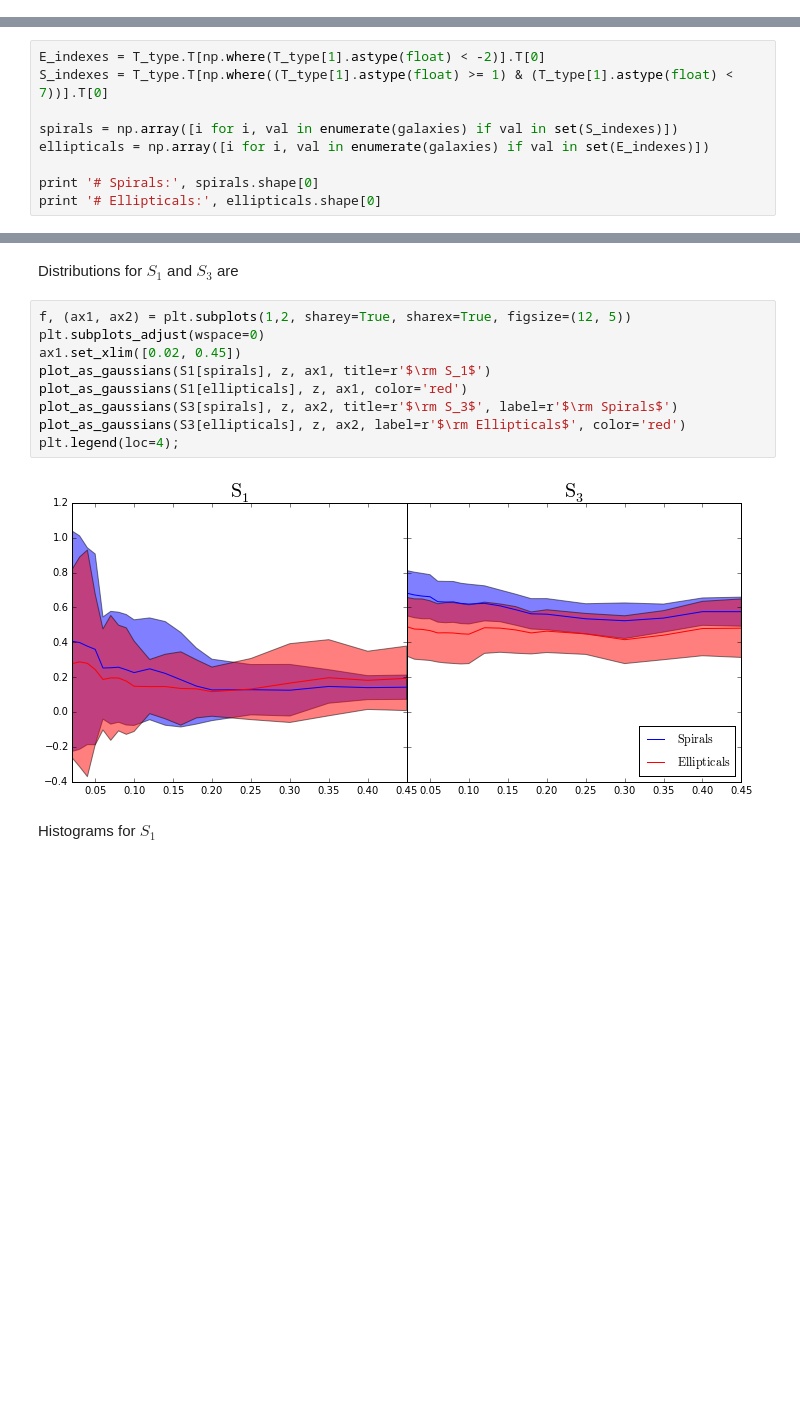
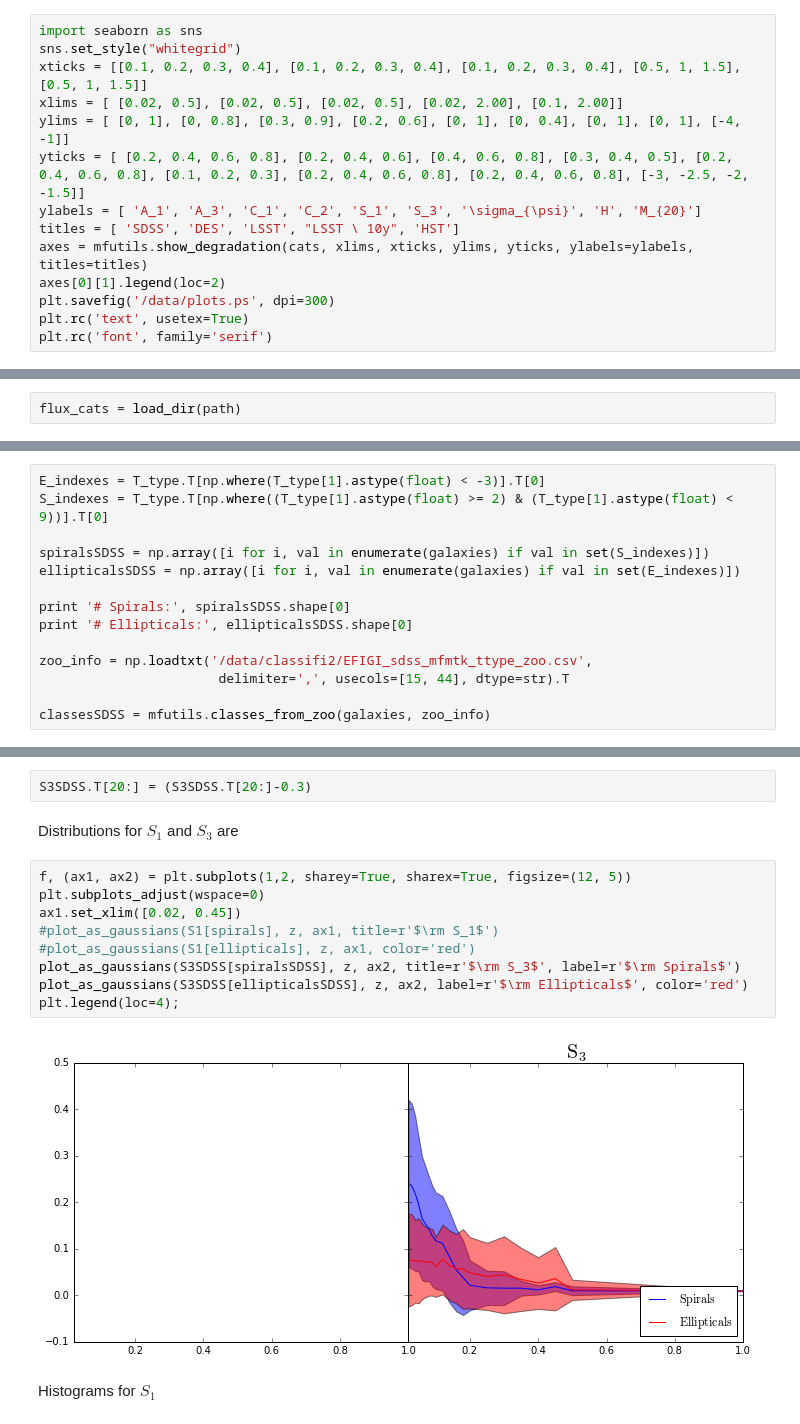
Before and after one commit to astroferreira/mfmtk-utils, a Jupyter notebook: notebooks/FERENGI Data Reduction.ipynb, the cells around one changed output, grey strips where cells are left out. Saved outputs shown, nothing was run; the diff lists cells and outputs as text; blank space fills up the shorter version.

```diff
--- a/notebooks/FERENGI Data Reduction.ipynb
+++ b/notebooks/FERENGI Data Reduction.ipynb
@@ -64,0 +279,14 @@ morpho_params = ['C1', 'C2', 'A1', 'A3', 'S1', 'S3',
+# %%
+import seaborn as sns
+sns.set_style("whitegrid")
+xticks = [[0.1, 0.2, 0.3, 0.4], [0.1, 0.2, 0.3, 0.4], [0.1, 0.2, 0.3, 0.4], [0.5, 1, 1.5], [0.5, 1, 1.5]]
+xlims = [ [0.02, 0.5], [0.02, 0.5], [0.02, 0.5], [0.02, 2.00], [0.1, 2.00]]
+ylims = [ [0, 1], [0, 0.8], [0.3, 0.9], [0.2, 0.6], [0, 1], [0, 0.4], [0, 1], [0, 1], [-4, -1]]
+yticks = [ [0.2, 0.4, 0.6, 0.8], [0.2, 0.4, 0.6], [0.4, 0.6, 0.8], [0.3, 0.4, 0.5], [0.2, 0.4, 0.6, 0.8], [0.1, 0.2, 0.3], [0.2, 0.4, 0.6, 0.8], [0.2, 0.4, 0.6, 0.8], [-3, -2.5, -2, -1.5]]
+ylabels = [ 'A_1', 'A_3', 'C_1', 'C_2', 'S_1', 'S_3', '\sigma_{\psi}', 'H', 'M_{20}']
+titles = [ 'SDSS', 'DES', 'LSST', "LSST \ 10y", 'HST']
+axes = mfutils.show_degradation(cats, xlims, xticks, ylims, yticks, ylabels=ylabels, titles=titles)
+axes[0][1].legend(loc=2)
+plt.savefig('/data/plots.ps', dpi=300)
+plt.rc('text', usetex=True)
+plt.rc('font', family='serif')
@@ -71,0 +359,2 @@ for z in redshifts:
+# %%
+flux_cats = load_dir(path)
@@ -88,12 +385,17 @@ for j, param in enumerate(morpho_params):
 # %% [markdown]
 Label galaxies with types from EFIGI classification
 # %%
-E_indexes = T_type.T[np.where(T_type[1].astype(float) < -2)].T[0]
-S_indexes = T_type.T[np.where((T_type[1].astype(float) >= 1) & (T_type[1].astype(float) < 7))].T[0]
+E_indexes = T_type.T[np.where(T_type[1].astype(float) < -3)].T[0]
+S_indexes = T_type.T[np.where((T_type[1].astype(float) >= 2) & (T_type[1].astype(float) < 9))].T[0]
 
-spirals = np.array([i for i, val in enumerate(galaxies) if val in set(S_indexes)])
-ellipticals = np.array([i for i, val in enumerate(galaxies) if val in set(E_indexes)])
+spiralsSDSS = np.array([i for i, val in enumerate(galaxies) if val in set(S_indexes)])
+ellipticalsSDSS = np.array([i for i, val in enumerate(galaxies) if val in set(E_indexes)])
 
-print '# Spirals:', spirals.shape[0]
-print '# Ellipticals:', ellipticals.shape[0]
+print '# Spirals:', spiralsSDSS.shape[0]
+print '# Ellipticals:', ellipticalsSDSS.shape[0]
+
+zoo_info = np.loadtxt('/data/classifi2/EFIGI_sdss_mfmtk_ttype_zoo.csv',
+                       delimiter=',', usecols=[15, 44], dtype=str).T
+
+classesSDSS = mfutils.classes_from_zoo(galaxies, zoo_info)
 # %% [output]
@@ -312,16 +618,18 @@ S3 = morpho_catalogs[5].astype(float).T
+# %%
+S3SDSS.T[20:] = (S3SDSS.T[20:]-0.3)
 # %% [markdown]
 Distributions for $S_1$ and $S_3$ are
 # %%
 f, (ax1, ax2) = plt.subplots(1,2, sharey=True, sharex=True, figsize=(12, 5))
 plt.subplots_adjust(wspace=0)
 ax1.set_xlim([0.02, 0.45])
-plot_as_gaussians(S1[spirals], z, ax1, title=r'$\rm S_1$')
-plot_as_gaussians(S1[ellipticals], z, ax1, color='red')
-plot_as_gaussians(S3[spirals], z, ax2, title=r'$\rm S_3$', label=r'$\rm Spirals$')
-plot_as_gaussians(S3[ellipticals], z, ax2, label=r'$\rm Ellipticals$', color='red')
+#plot_as_gaussians(S1[spirals], z, ax1, title=r'$\rm S_1$')
+#plot_as_gaussians(S1[ellipticals], z, ax1, color='red')
+plot_as_gaussians(S3SDSS[spiralsSDSS], z, ax2, title=r'$\rm S_3$', label=r'$\rm Spirals$')
+plot_as_gaussians(S3SDSS[ellipticalsSDSS], z, ax2, label=r'$\rm Ellipticals$', color='red')
 plt.legend(loc=4);
 # %% [output]
-[figure, old version]
+[figure, new version]
 # %% [markdown]
 Histograms for $S_1$
 # %%
```
Also changed, not shown: parts of 114 cells of this notebook, 8 other files.
